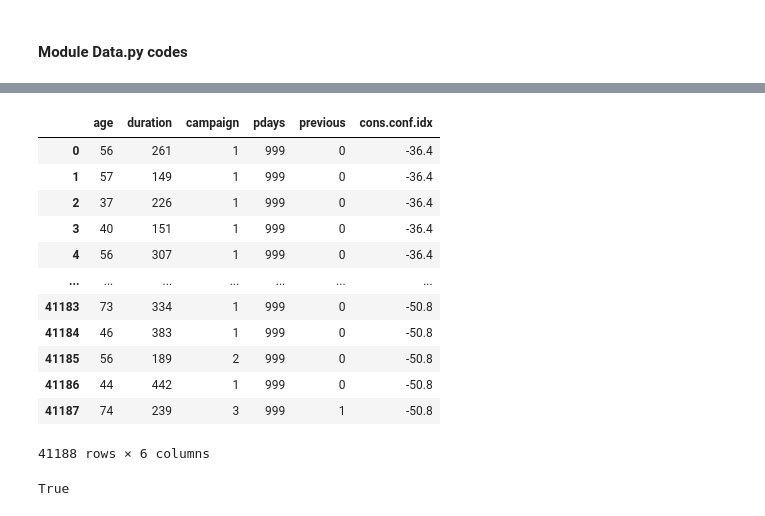
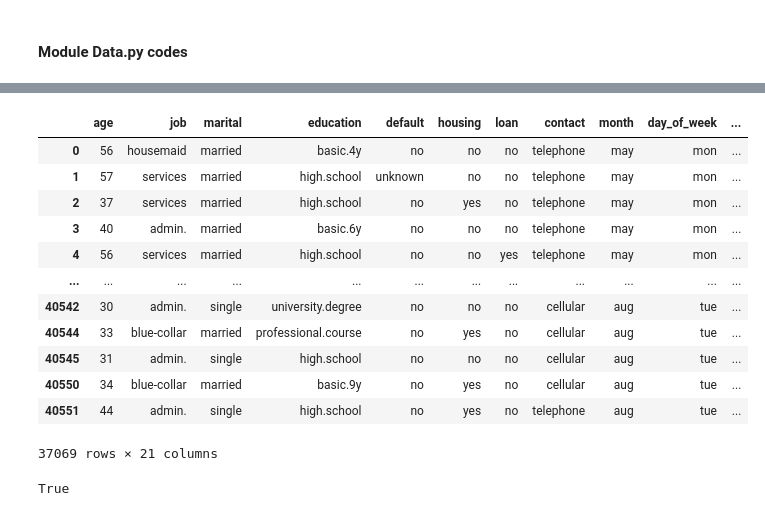
Before and after one commit to Patrick5455/term_deposit_predictive_model, a Jupyter notebook: analysis/interactive/modules_test.ipynb, the cells around one changed output, grey strips where cells are left out. Cells and saved outputs as stored; diff of their text form; code cells hidden in the pictures.

```diff
--- a/analysis/interactive/modules_test.ipynb
+++ b/analysis/interactive/modules_test.ipynb
@@ -18,8 +18,9 @@ import os
 import numpy as  np
 import pandas as pd
 from pandas.api.types import is_numeric_dtype
-
+from sklearn.ensemble import IsolationForest
 import os
+from sklearn.preprocessing import RobustScaler, StandardScaler
 
 def check_outliers(data, show_plot=False, save_img=os.getcwd()+'/outliers.png'):
 
@@ -112,4 +113,22 @@ def treat_outliers(data, type='median_replace'):
             if is_numeric_dtype(data[col]):
                 data[col] = data[col].map(lambda i: np.log(i) if i > 0 else 0)
 
+    if type == "isf":
+        iso = IsolationForest(contamination=0.1)
+        yhat = iso.fit_predict(data.select_dtypes(exclude='object'))
+        #select all rows that are not outliers
+        mask = yhat != -1
+        data = data[mask]
+
+
     return data
+
+
+def scale_data(data,scaler=RobustScaler()):
+
+    """
+    Specify scaler type, scaler type must have fit_transform as a method
+
+    """
+    data_scaled = scaler.fit_transform(data)
+    return data_scaled
@@ -116,19 +145,19 @@ def treat_outliers(data, type='median_replace'):
 # %%
-check_outliers(data=full_bank)
+treat_outliers(data=full_bank, type='isf')
 # %% [output]
-|  | age | duration | campaign | pdays | previous | cons.conf.idx |
-| 0 | 56 | 261 | 1 | 999 | 0 | -36.4 |
-| 1 | 57 | 149 | 1 | 999 | 0 | -36.4 |
-| 2 | 37 | 226 | 1 | 999 | 0 | -36.4 |
-| 3 | 40 | 151 | 1 | 999 | 0 | -36.4 |
-| 4 | 56 | 307 | 1 | 999 | 0 | -36.4 |
-| ... | ... | ... | ... | ... | ... | ... |
-| 41183 | 73 | 334 | 1 | 999 | 0 | -50.8 |
-| 41184 | 46 | 383 | 1 | 999 | 0 | -50.8 |
-| 41185 | 56 | 189 | 2 | 999 | 0 | -50.8 |
-| 41186 | 44 | 442 | 1 | 999 | 0 | -50.8 |
-| 41187 | 74 | 239 | 3 | 999 | 1 | -50.8 |
+|  | age | job | marital | education | default | housing | loan | contact | month | day_of_week | ... |
+| 0 | 56 | housemaid | married | basic.4y | no | no | no | telephone | may | mon | ... |
+| 1 | 57 | services | married | high.school | unknown | no | no | telephone | may | mon | ... |
+| 2 | 37 | services | married | high.school | no | yes | no | telephone | may | mon | ... |
+| 3 | 40 | admin. | married | basic.6y | no | no | no | telephone | may | mon | ... |
+| 4 | 56 | services | married | high.school | no | no | yes | telephone | may | mon | ... |
+| ... | ... | ... | ... | ... | ... | ... | ... | ... | ... | ... | ... |
+| 40542 | 30 | admin. | single | university.degree | no | no | no | cellular | aug | tue | ... |
+| 40544 | 33 | blue-collar | married | professional.course | no | yes | no | cellular | aug | tue | ... |
+| 40545 | 31 | admin. | single | high.school | no | no | no | cellular | aug | tue | ... |
+| 40550 | 34 | blue-collar | married | basic.9y | no | yes | no | cellular | aug | tue | ... |
+| 40551 | 44 | admin. | single | high.school | no | yes | no | telephone | aug | tue | ... |
-41188 rows × 6 columns
+37069 rows × 21 columns
 # %%
 dfa = full_bank.copy()
 dfb = full_bank.copy()
```
Also changed, not shown: parts of 7 cells of this notebook, 2 other files.
